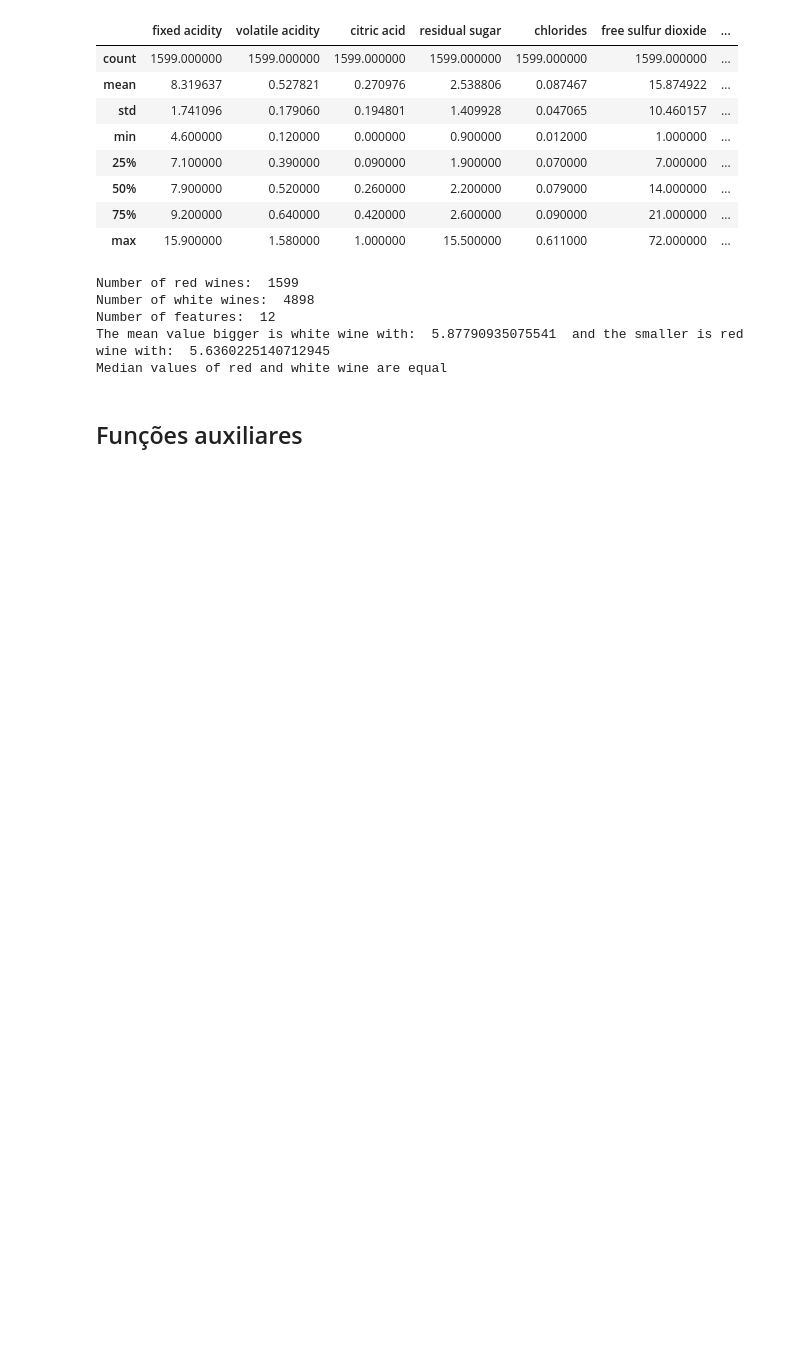
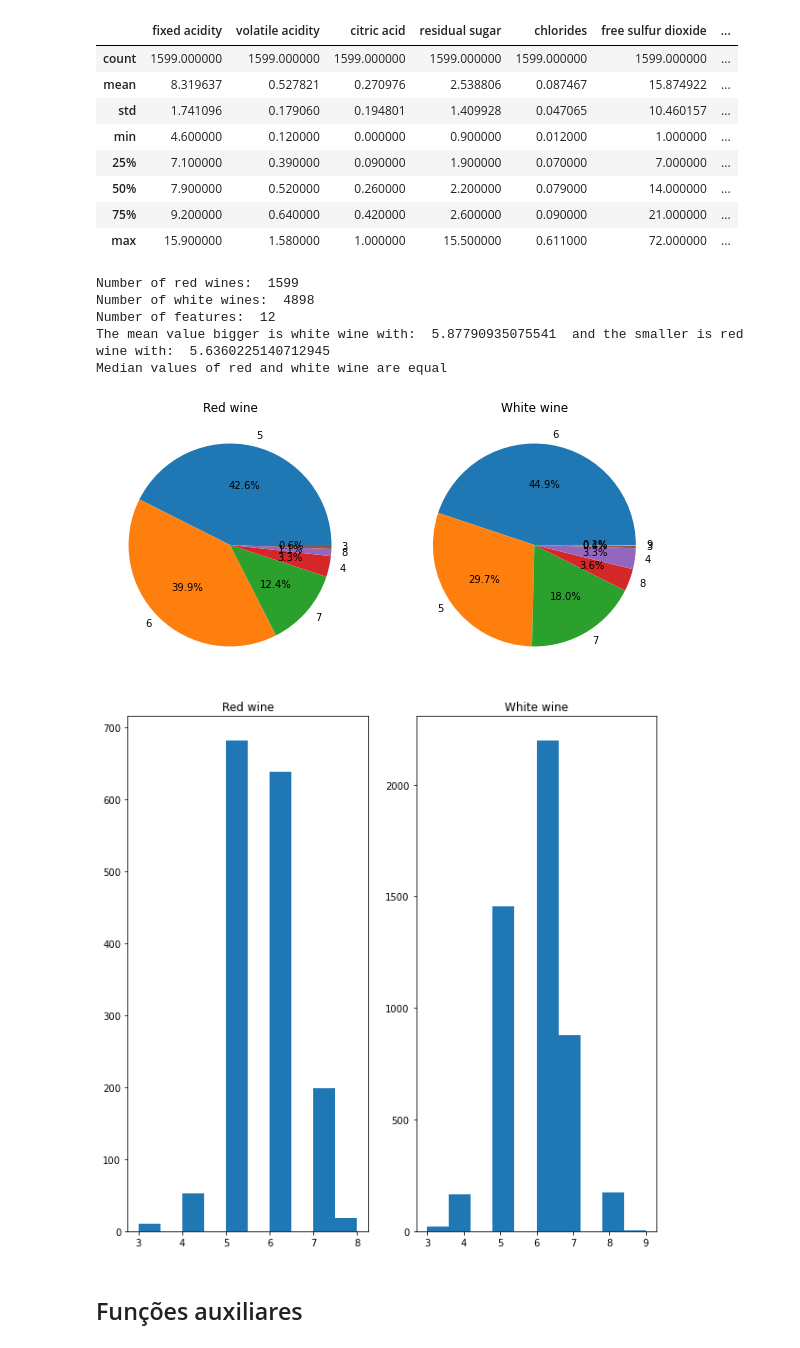
Before and after one commit to franciscomonteiro85/faa-wine-project, a Jupyter notebook: Wine_quality_project.ipynb, the cells around one changed output. Saved outputs shown, nothing was run; the diff lists cells and outputs as text; code cells hidden in the pictures; blank space fills up the shorter version.

Commit message:
some graphics

```diff
--- a/Wine_quality_project.ipynb
+++ b/Wine_quality_project.ipynb
@@ -84,36 +84,57 @@ nMean_r = data_r["quality"].mean()
 nMean_w = data_w["quality"].mean()
 
 if nMean_r==nMean_w:
     print("Mean values are equal")
 elif nMean_r > nMean_w:
     print("The mean value bigger is red wine with: ", nMean_r, " and the smaller is white wine with: ", nMean_w)
 else:
     print("The mean value bigger is white wine with: ", nMean_w, " and the smaller is red wine with: ", nMean_r)
 
 nMedian_r = data_r["quality"].median()
 nMedian_w = data_w["quality"].median()
 
 if nMedian_r==nMedian_w:
     print("Median values of red and white wine are equal")
 elif nMedian_r > nMedian_w:
     print("The median value bigger is red wine with: ", nMedian_r, " and the smaller is white wine with: ", nMedian_w)
 else:
     print("The median value bigger is white wine with: ", nMedian_w, " and the smaller is red wine with: ", nMedian_r)
 
+#get the percentage of the different quality values
+nQuality_r = data_r["quality"].value_counts()
+nQuality_w = data_w["quality"].value_counts()
 
+#plot pie the percentage of the different quality values
+plt.figure(figsize=(10,10))
+plt.subplot(1,2,1)
+plt.pie(nQuality_r, labels=nQuality_r.index, autopct='%1.1f%%')
+plt.title("Red wine")
+plt.subplot(1,2,2)
+plt.pie(nQuality_w, labels=nQuality_w.index, autopct='%1.1f%%')
+plt.title("White wine")
+plt.show()
 
-#xname = "volatile acidity"
-#x2name = "fixed acidity"
-#yname = "quality"
+#plot the histogram of the different quality values
+plt.figure(figsize=(10,10))
+plt.subplot(1,2,1)
+plt.hist(data_r["quality"], bins=10)
+plt.title("Red wine")
+plt.subplot(1,2,2)
+plt.hist(data_w["quality"], bins=10)
+plt.title("White wine")
+plt.show()
+
 #plt.ylim([0,10])
 #plt.scatter(data[x2name], data[yname])
 #plt.scatter(data[xname], data[yname])
 # %% [output]
 Number of red wines:  1599
 Number of white wines:  4898
 Number of features:  12
 The mean value bigger is white wine with:  5.87790935075541  and the smaller is red wine with:  5.6360225140712945
 Median values of red and white wine are equal
+[figure, added]
+[figure, added]
 # %% [markdown]
 ## Funções auxiliares
 # %%
```
Also changed, not shown: parts of 3 cells of this notebook.
